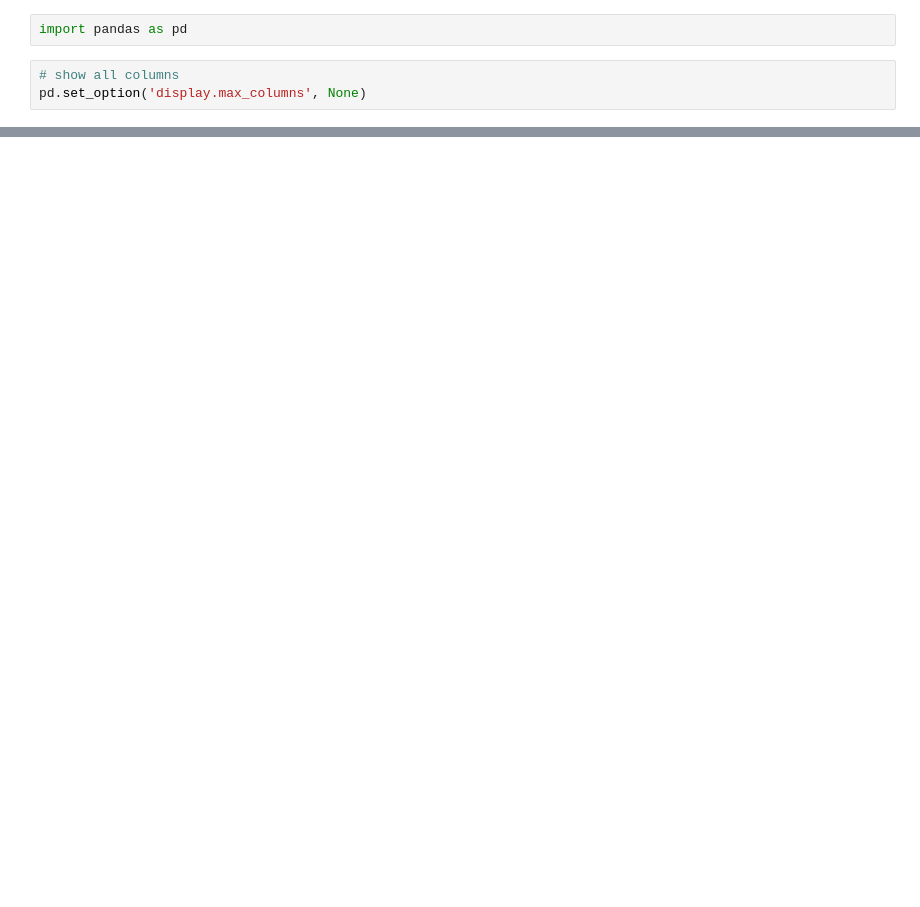
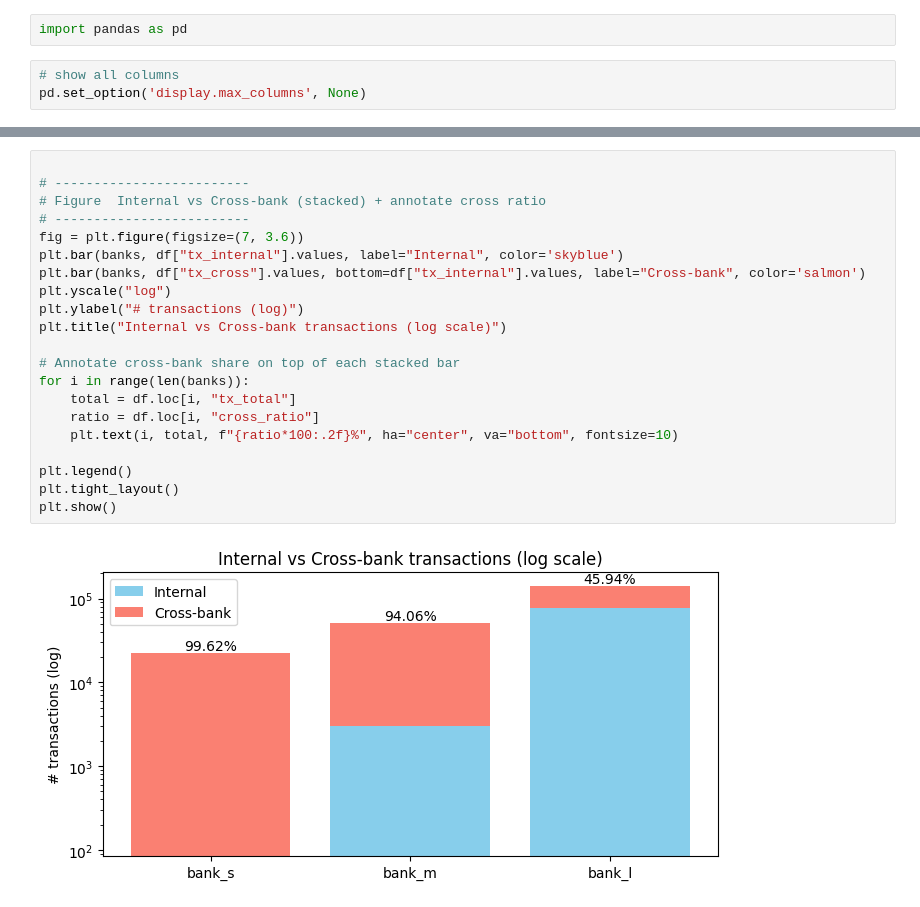
Before and after one commit to Jackson00Han/decentralized_aml_demonstrator, a Jupyter notebook: eda.ipynb, the cells around one changed output, grey strips where cells are left out. Cells and saved outputs as stored; diff of their text form; blank space fills up the shorter version.

```diff
--- a/eda.ipynb
+++ b/eda.ipynb
@@ -200,0 +58,23 @@ X_val_processed = preprocess.transform(X_val)
+# %%
+
+# -------------------------
+# Figure  Internal vs Cross-bank (stacked) + annotate cross ratio
+# -------------------------
+fig = plt.figure(figsize=(7, 3.6))
+plt.bar(banks, df["tx_internal"].values, label="Internal", color='skyblue')
+plt.bar(banks, df["tx_cross"].values, bottom=df["tx_internal"].values, label="Cross-bank", color='salmon')
+plt.yscale("log")
+plt.ylabel("# transactions (log)")
+plt.title("Internal vs Cross-bank transactions (log scale)")
+
+# Annotate cross-bank share on top of each stacked bar
+for i in range(len(banks)):
+    total = df.loc[i, "tx_total"]
+    ratio = df.loc[i, "cross_ratio"]
+    plt.text(i, total, f"{ratio*100:.2f}%", ha="center", va="bottom", fontsize=10)
+
+plt.legend()
+plt.tight_layout()
+plt.show()
+# %% [output]
+[figure, added]
```
Also changed, not shown: parts of 31 cells of this notebook, 1 other file.
